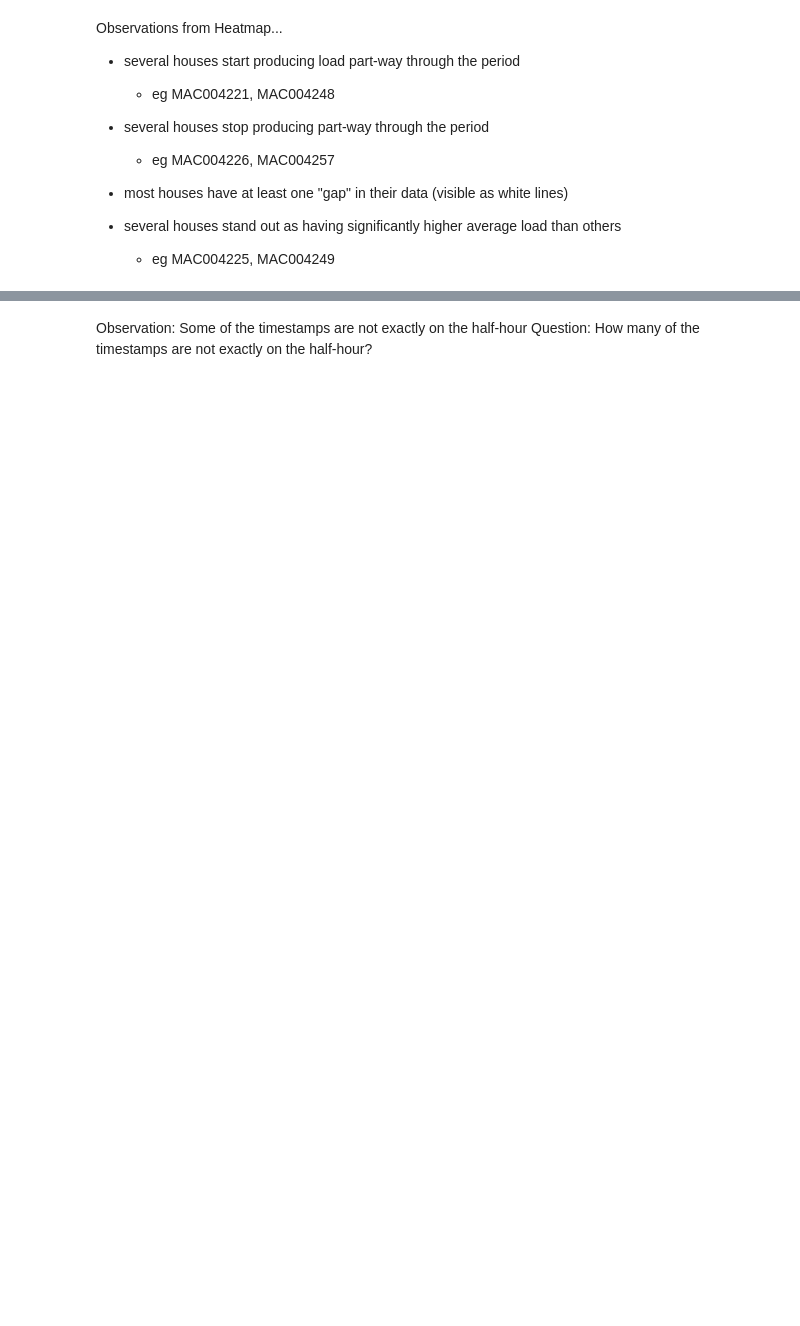
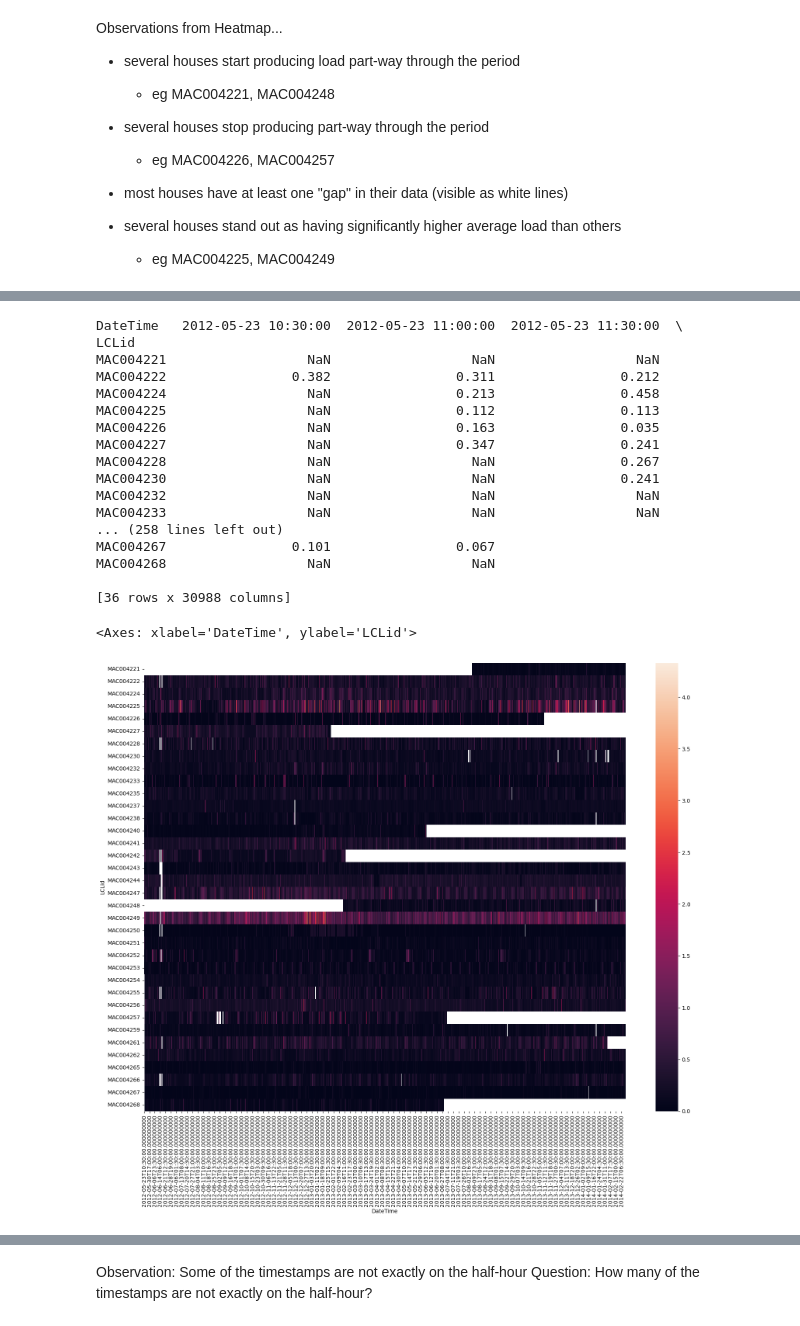
Before and after one commit to jaksanders/electric-load-forecasting, a Jupyter notebook: london-households-smartmeter-data.ipynb, the cells around one changed output, grey strips where cells are left out. Drawn from its saved outputs; the diff is of its cells as text; code cells hidden in the pictures; blank space fills up the shorter version.

```diff
--- a/london-households-smartmeter-data.ipynb
+++ b/london-households-smartmeter-data.ipynb
@@ -208,3 +214,15 @@ Observations from Heatmap...
 
 * several houses stand out as having significantly higher average load than others
     - eg MAC004225, MAC004249
+# %%
+# inspect and remove records not exactly on the half-hour
+offRecs = d.query("DateTime.dt.minute not in (0,30) or DateTime.dt.second != 0")
+# aggLoad["DateTime"].dt.hour > 30
+print('Records not exactly on the half-hour: ', offRecs)
+print(offRecs.info())
+
+# delete records not exactly on the half-hour
+d = d.drop(offRecs.index)
+
+offRecs = d.query("DateTime.dt.minute not in (0,30) or DateTime.dt.second != 0")
+print('Records not exactly on the half-hour: ', offRecs)
@@ -210,0 +247,25 @@ Observations from Heatmap...
+# %%
+pivot_table = pd.pivot_table(d, columns='DateTime', index='LCLid', values='KWHperHH')
+print(pivot_table)
+plt.subplots(figsize=(20,15))
+sns.heatmap(pivot_table)
+# %% [output]
+DateTime   2012-05-23 10:30:00  2012-05-23 11:00:00  2012-05-23 11:30:00  \
+LCLid
+MAC004221                  NaN                  NaN                  NaN
+MAC004222                0.382                0.311                0.212
+MAC004224                  NaN                0.213                0.458
+MAC004225                  NaN                0.112                0.113
+MAC004226                  NaN                0.163                0.035
+MAC004227                  NaN                0.347                0.241
+MAC004228                  NaN                  NaN                0.267
+MAC004230                  NaN                  NaN                0.241
+MAC004232                  NaN                  NaN                  NaN
+MAC004233                  NaN                  NaN                  NaN
+... (258 lines left out)
+MAC004267                0.101                0.067
+MAC004268                  NaN                  NaN
+
+[36 rows x 30988 columns]
+<Axes: xlabel='DateTime', ylabel='LCLid'>
+[figure, added]
```
Also changed, not shown: parts of 36 cells of this notebook.
